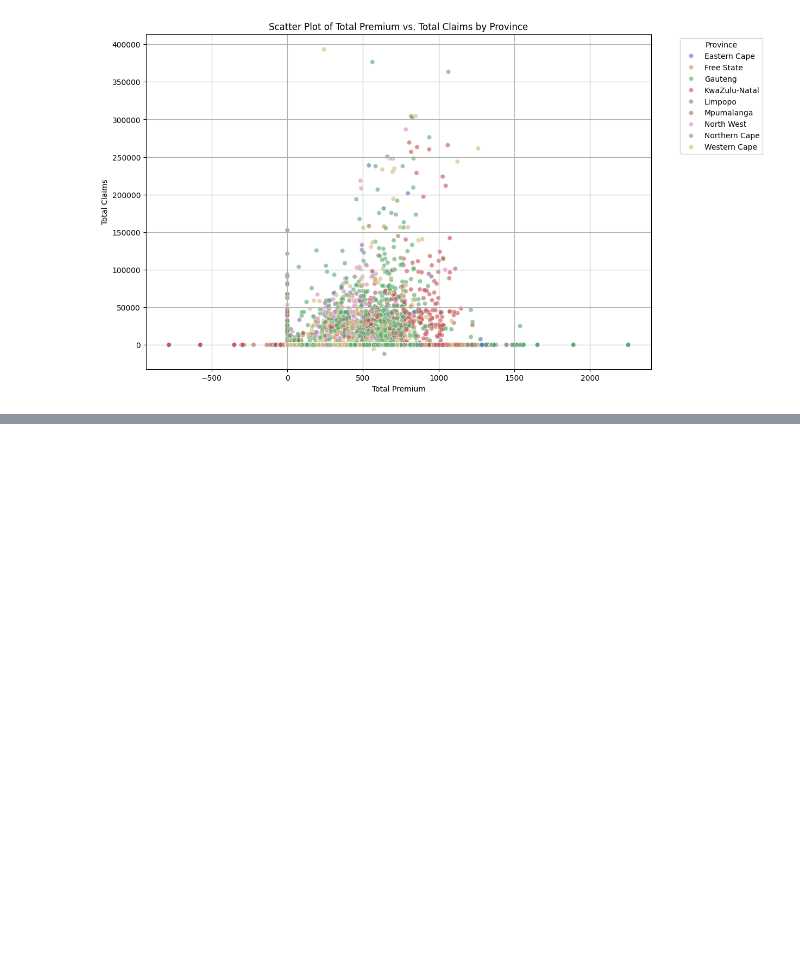
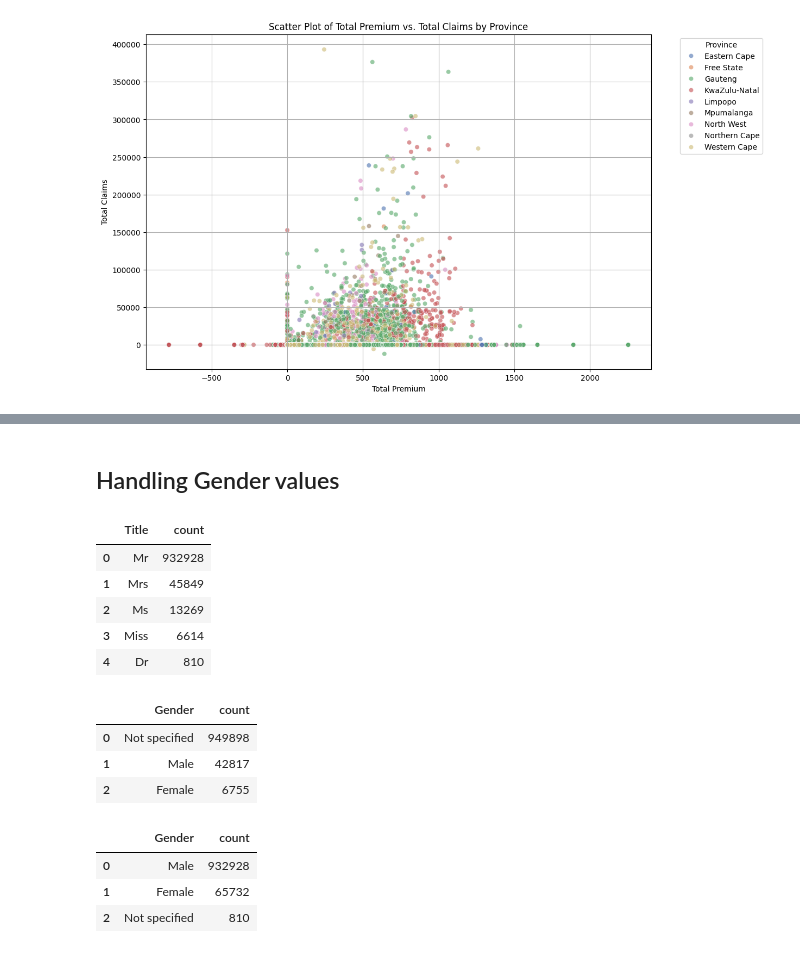
Before and after one commit to yosef-zewdu/Car-Insurance-Risk-Analysis, a Jupyter notebook: notebooks/eda.ipynb, the cells around one changed output, grey strips where cells are left out. Saved outputs shown, nothing was run; the diff lists cells and outputs as text; code cells hidden in the pictures; blank space fills up the shorter version.

```diff
--- a/notebooks/eda.ipynb
+++ b/notebooks/eda.ipynb
@@ -606,0 +630,2 @@ else:
+# %%
+df_cleaned = cap_outliers_iqr(dff_cleaned)
@@ -606,0 +648,18 @@ else:
+# %% [markdown]
+## Handling  Gender values
+# %%
+df_cleaned['Title'].value_counts().reset_index()
+# %% [output]
+|  | Title | count |
+| 0 | Mr | 932928 |
+| 1 | Mrs | 45849 |
+| 2 | Ms | 13269 |
+| 3 | Miss | 6614 |
+| 4 | Dr | 810 |
+# %%
+df_cleaned['Gender'].value_counts().reset_index()
+# %% [output]
+|  | Gender | count |
+| 0 | Not specified | 949898 |
+| 1 | Male | 42817 |
+| 2 | Female | 6755 |
@@ -606,0 +685,7 @@ else:
+# %%
+df_cleaned['Gender'].value_counts().reset_index()
+# %% [output]
+|  | Gender | count |
+| 0 | Male | 932928 |
+| 1 | Female | 65732 |
+| 2 | Not specified | 810 |
```
Also changed, not shown: parts of 14 cells of this notebook, 4 other files.
